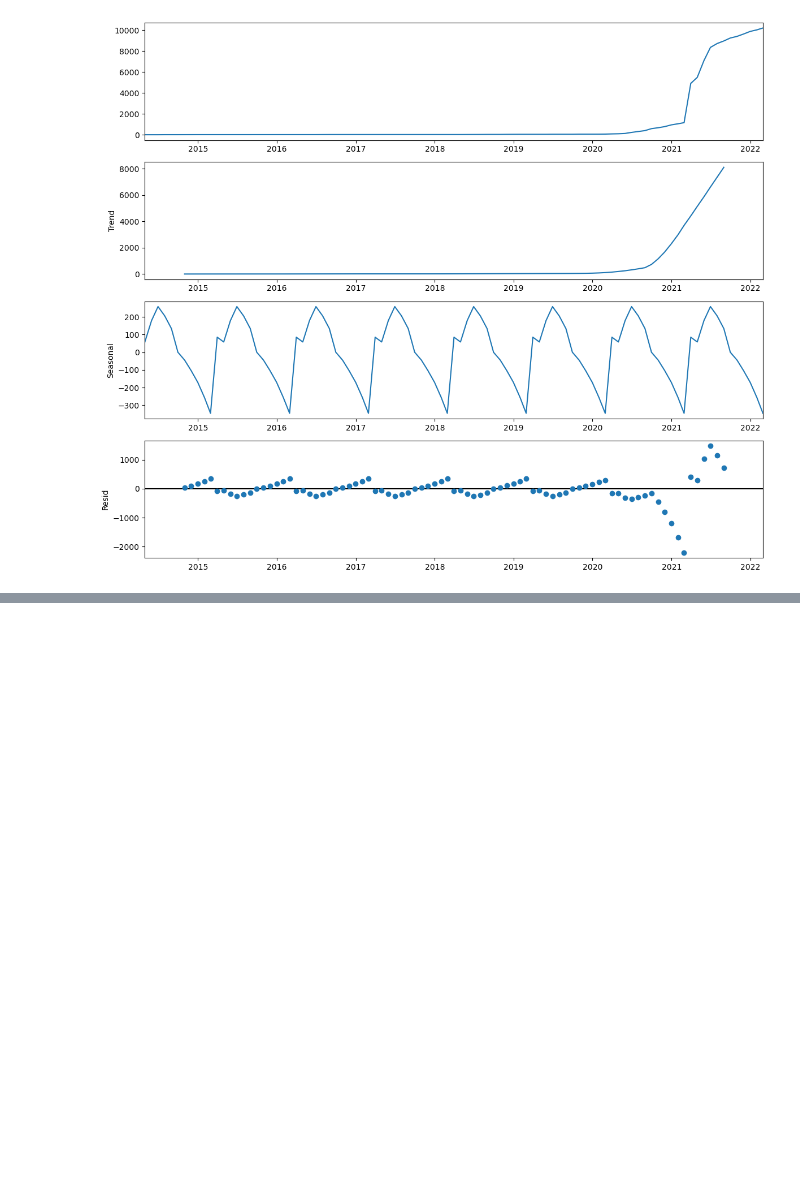
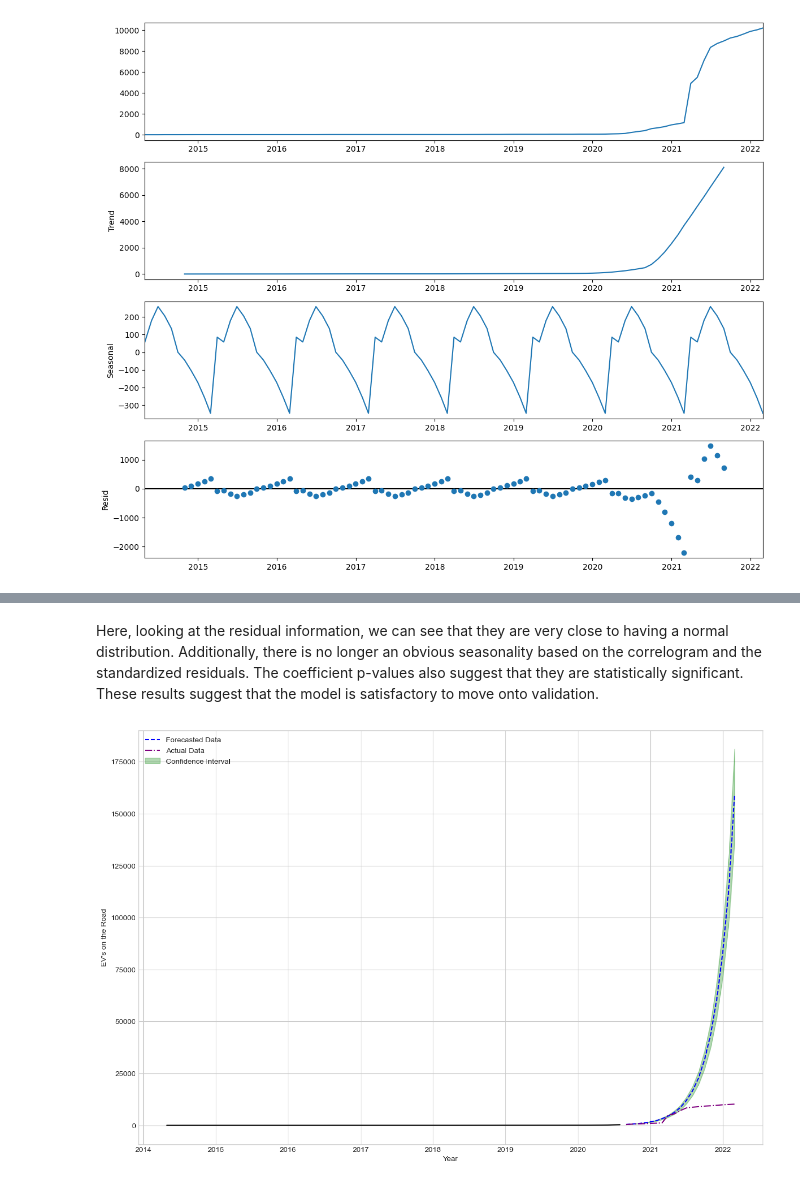
Before and after one commit to Hosseindbr/Ev-projected-sale, a Jupyter notebook: New York registrations .ipynb, the cells around one changed output, grey strips where cells are left out. Saved outputs shown, nothing was run; the diff lists cells and outputs as text; code cells hidden in the pictures; blank space fills up the shorter version.

```diff
--- a/New York registrations .ipynb
+++ b/New York registrations .ipynb
@@ -1324,0 +1416,6 @@ decomp.plot();
+# %% [markdown]
+Here, looking at the residual information, we can see that they are very close to having a normal distribution. Additionally, there is no longer an obvious seasonality based on the correlogram and the standardized residuals. The coefficient p-values also suggest that they are statistically significant. These results suggest that the model is satisfactory to move onto validation.
+# %%
+df_king_forecast = get_forecast(model, train_KINGS, test_KINGS, plot=True)
+# %% [output]
+[figure, added]
```
Also changed, not shown: parts of 43 cells of this notebook.
